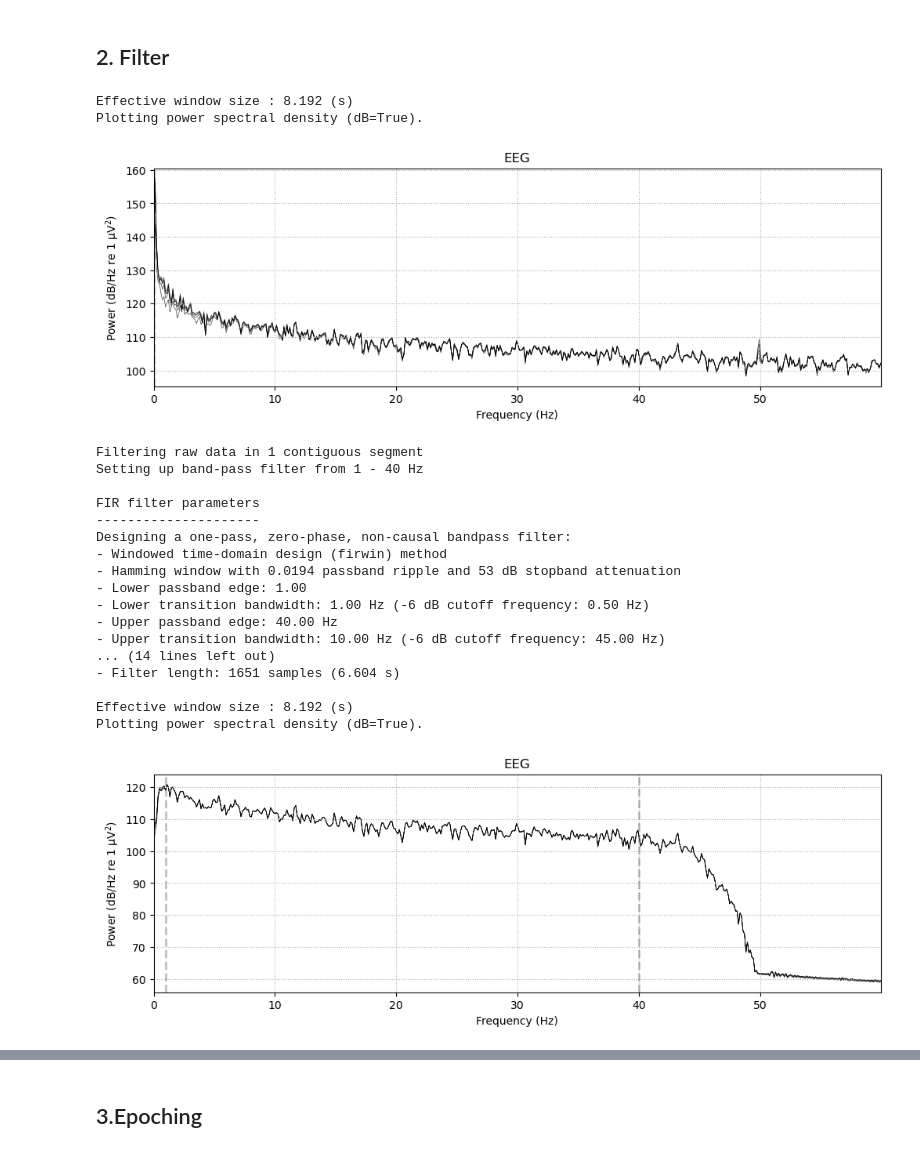
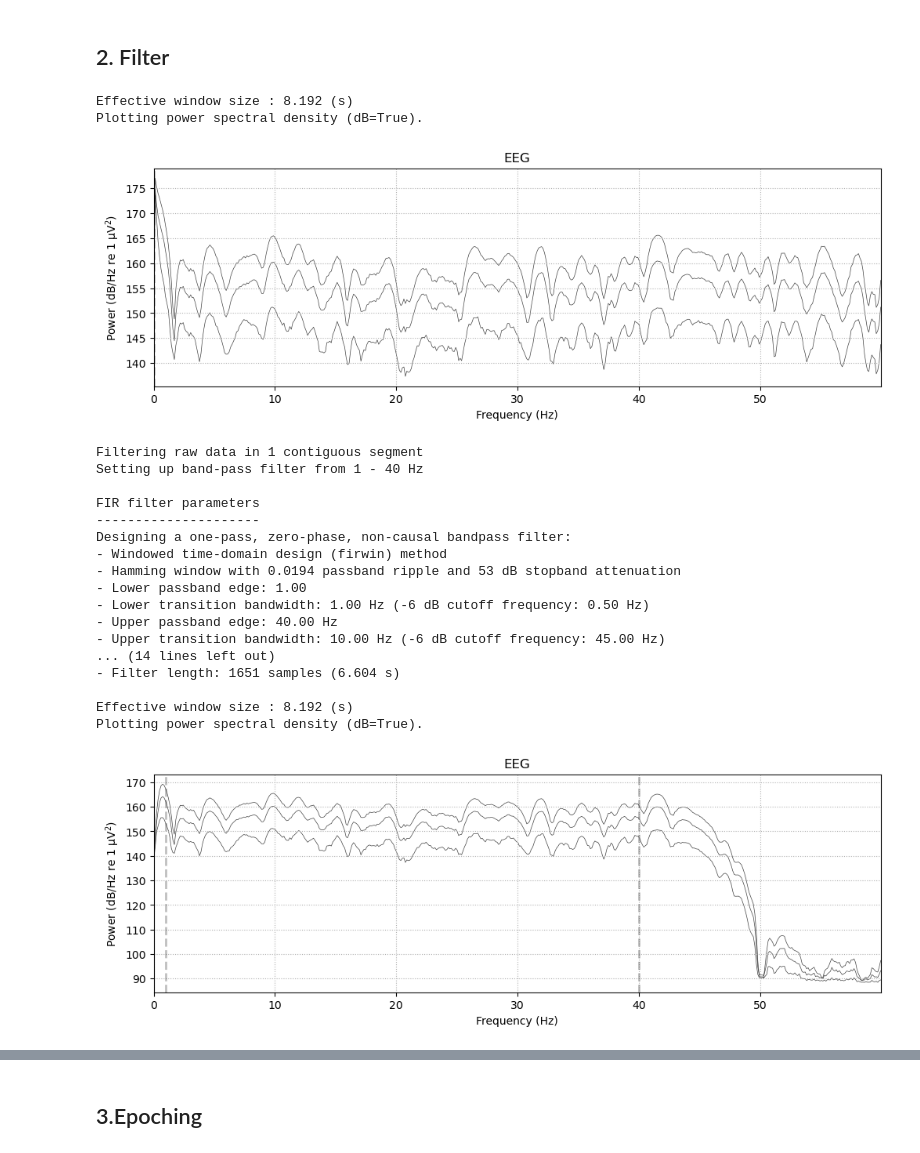
Before and after one commit to pipogood/BCI-Class-Material, a Jupyter notebook: Week7-signal_acqusition/W7-OpenBCI-acquisition.ipynb, the cells around one changed output, grey strips where cells are left out. Cells and saved outputs as stored; diff of their text form; code cells hidden in the pictures.

```diff
--- a/Week7-signal_acqusition/W7-OpenBCI-acquisition.ipynb
+++ b/Week7-signal_acqusition/W7-OpenBCI-acquisition.ipynb
@@ -52,14 +31,14 @@ from sklearn.metrics import classification_report,confusion_matrix # Result repr
 import pyxdf
 import mne
 import numpy as np
-streams, header = pyxdf.load_xdf("data/sub-P001_ses-S001_task-Default_run-001_eeg.xdf") #Example Data from Lab Recoder
+streams, header = pyxdf.load_xdf("data/15Hz.xdf") #Example Data from Lab Recoder
 
 if streams[0]['info']['type'][0] == 'Markers': #Check
     raw_stream = streams[1]
-    event_data = streams[0]
+    # event_data = streams[0]
 else:
     raw_stream = streams[0]
-    event_data = streams[1]
+    # event_data = streams[1]
 
 raw_data = raw_stream["time_series"].T #From Steam variable this query is EEG data
 channels = ['CH1','CH2','CH3','CH4','CH5','CH6','CH7','CH8'] #Set your target EEG channel name
@@ -97,16 +90,16 @@ raw_OpenBCI.ch_names
 # %% [markdown]
 ## 2. Filter
 # %%
-raw_OpenBCI.compute_psd(fmax=60).plot(picks=raw_OpenBCI.ch_names[0:5])
+raw_OpenBCI.compute_psd(fmax=60).plot(picks=raw_OpenBCI.ch_names[3:6])
 plt.show()
 # %% [output]
 Effective window size : 8.192 (s)
 Plotting power spectral density (dB=True).
-[figure, old version]
+[figure, new version]
 # %%
 OpenBCI_filter = raw_OpenBCI.copy().filter(l_freq=1, h_freq=40) #band-pass function
 OpenBCI_filter = OpenBCI_filter.copy().notch_filter(freqs=50) #notch filter function
-OpenBCI_filter.compute_psd(fmax=60).plot(picks=raw_OpenBCI.ch_names[0:5])
+OpenBCI_filter.compute_psd(fmax=60).plot(picks=raw_OpenBCI.ch_names[3:6])
 plt.show()
 # %% [output]
 Filtering raw data in 1 contiguous segment
@@ -126,4 +119,4 @@ Designing a one-pass, zero-phase, non-causal bandpass filter:
 
 Effective window size : 8.192 (s)
 Plotting power spectral density (dB=True).
-[figure, old version]
+[figure, new version]
```
Also changed, not shown: parts of 10 cells of this notebook, 3 other files.
